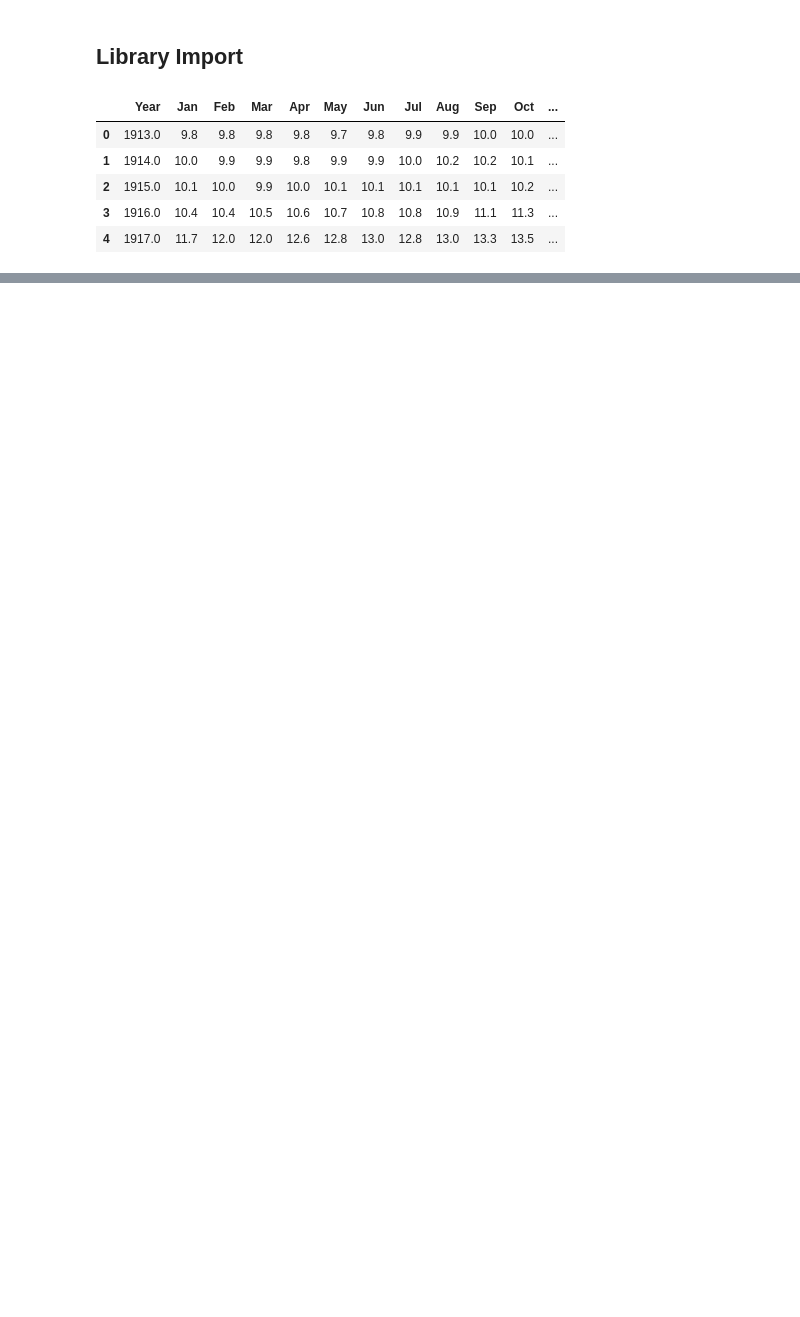
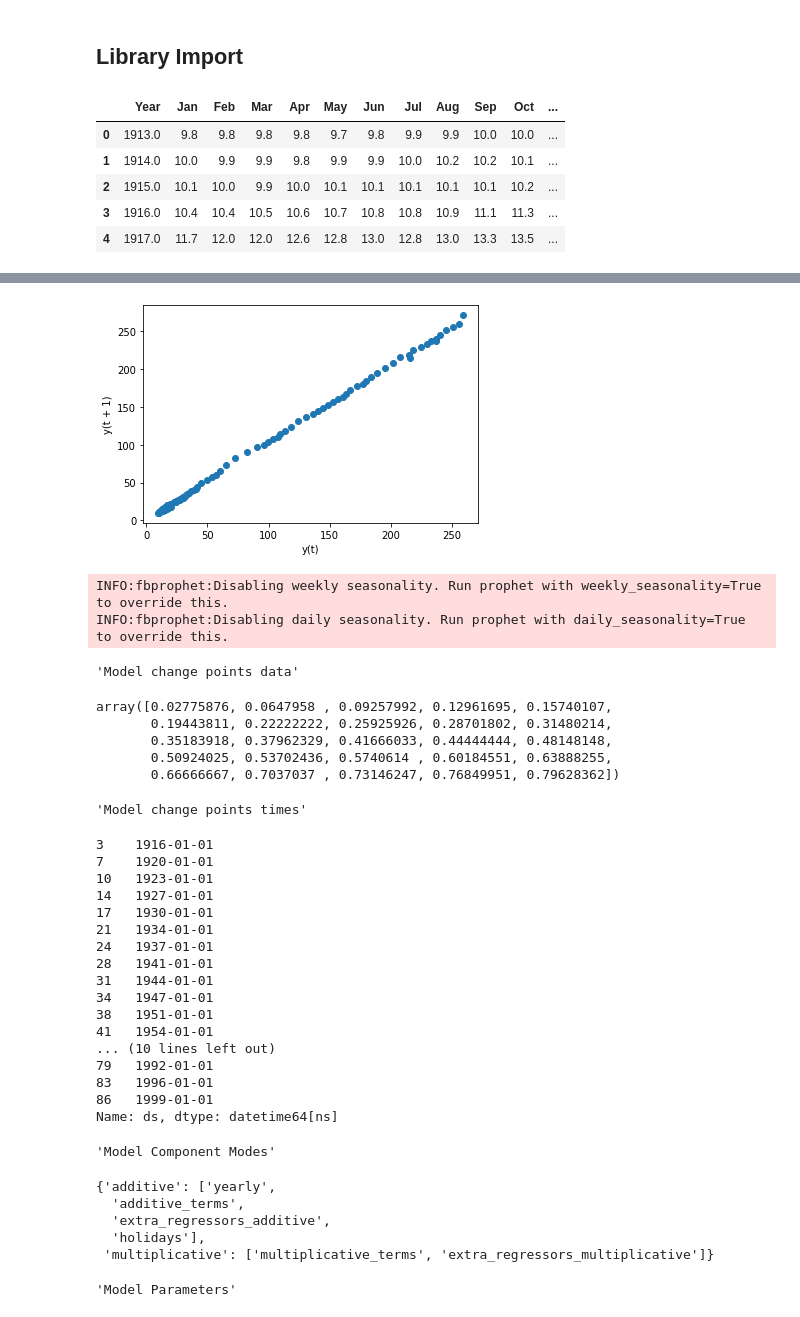
Before and after one commit to Bkeith3248/MGT6203Project, a Jupyter notebook: ProjectNotebook.ipynb, the cells around one changed output, grey strips where cells are left out. Drawn from its saved outputs; the diff is of its cells as text; code cells hidden in the pictures; blank space fills up the shorter version.

```diff
--- a/ProjectNotebook.ipynb
+++ b/ProjectNotebook.ipynb
@@ -7,5 +27,9 @@ warnings.simplefilter('ignore')
 # %%
 df_cpi = pd.read_excel('CPIRawData.xlsx',engine='openpyxl',sheet_name = 'BLS Data Series',skiprows=11)
+df_cpi['RollingAvg5Yr'] = df_cpi.Annual.rolling(5).mean()
+df_cpi['RollingSD5Yr'] = df_cpi.Annual.rolling(5).std()
+df_cpi['RollingAvg5Yr_low'] = df_cpi['RollingAvg5Yr'] - df_cpi['RollingSD5Yr']
+df_cpi['RollingAvg5Yr_high'] = df_cpi['RollingAvg5Yr'] + df_cpi['RollingSD5Yr']
 df_cpi.head()
 # %% [output]
 |  | Year | Jan | Feb | Mar | Apr | May | Jun | Jul | Aug | Sep | Oct | ... |
@@ -16,0 +78,68 @@ df_cpi.head()
+# %%
+#https://machinelearningmastery.com/time-series-forecasting-with-prophet-in-python/
+series = df_cpi['Annual']
+lag_plot(series)
+pyplot.show()
+
+df_model = df_cpi.copy()
+df_model = df_model[['Year', 'Annual']]
+df_model.rename(columns={"Year": "ds", "Annual": "y"},inplace=True)
+df_model['ds']= pd.to_datetime(df_model['ds'],format='%Y')
+# define the model
+model = Prophet()
+# fit the model
+model.fit(df_model)
+
+display('Model change points data')
+display(model.changepoints_t)
+
+display('Model change points times')
+display(model.changepoints)
+
+display('Model Component Modes')
+display(model.component_modes)
+
+display('Model Parameters')
+display(model.params)
+
+#https://medium.com/analytics-vidhya/time-series-analysis-a-quick-tour-of-fbprophet-cbbfbffdf9d8#:~:text=Prophet%20is%20a%20procedure%20for,several%20seasons%20of%20historical%20data.
+future = model.make_future_dataframe(periods= 80, freq= 'Y')
+forcast = model.predict(future)
+fig = model.plot(forcast)
+fig.show()
+fig = model.plot_components(forcast)
+# %% [output]
+[figure, added]
+INFO:fbprophet:Disabling weekly seasonality. Run prophet with weekly_seasonality=True to override this.
+INFO:fbprophet:Disabling daily seasonality. Run prophet with daily_seasonality=True to override this.
+'Model change points data'
+array([0.02775876, 0.0647958 , 0.09257992, 0.12961695, 0.15740107,
+       0.19443811, 0.22222222, 0.25925926, 0.28701802, 0.31480214,
+       0.35183918, 0.37962329, 0.41666033, 0.44444444, 0.48148148,
+       0.50924025, 0.53702436, 0.5740614 , 0.60184551, 0.63888255,
+       0.66666667, 0.7037037 , 0.73146247, 0.76849951, 0.79628362])
+'Model change points times'
+3    1916-01-01
+7    1920-01-01
+10   1923-01-01
+14   1927-01-01
+17   1930-01-01
+21   1934-01-01
+24   1937-01-01
+28   1941-01-01
+31   1944-01-01
+34   1947-01-01
+38   1951-01-01
+41   1954-01-01
+... (10 lines left out)
+79   1992-01-01
+83   1996-01-01
+86   1999-01-01
+Name: ds, dtype: datetime64[ns]
+'Model Component Modes'
+{'additive': ['yearly',
+  'additive_terms',
+  'extra_regressors_additive',
+  'holidays'],
+ 'multiplicative': ['multiplicative_terms', 'extra_regressors_multiplicative']}
+'Model Parameters'
```
Also changed, not shown: parts of 7 cells of this notebook.
